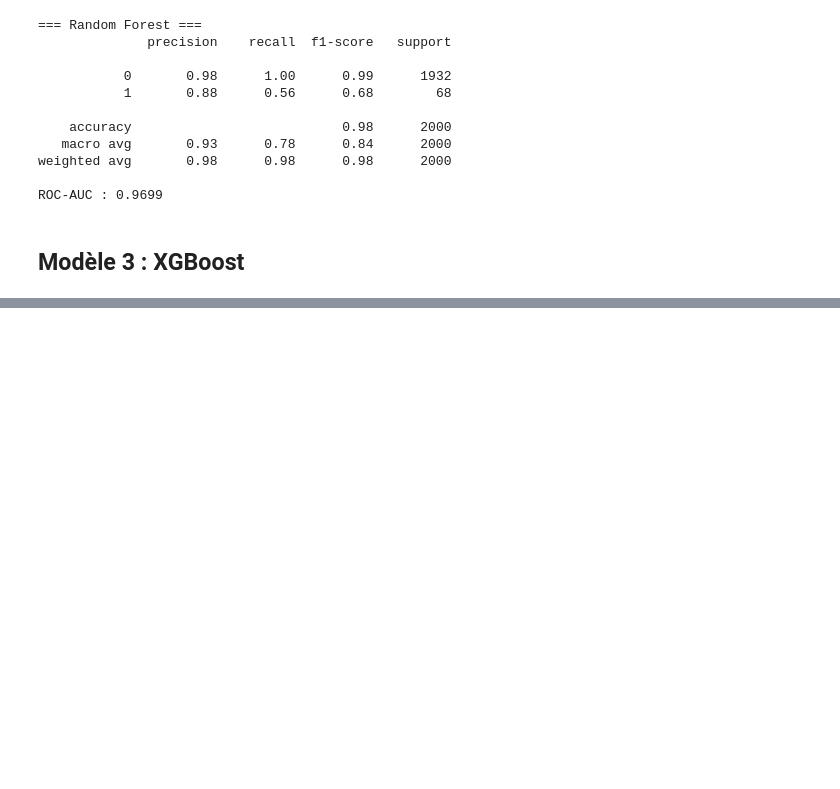
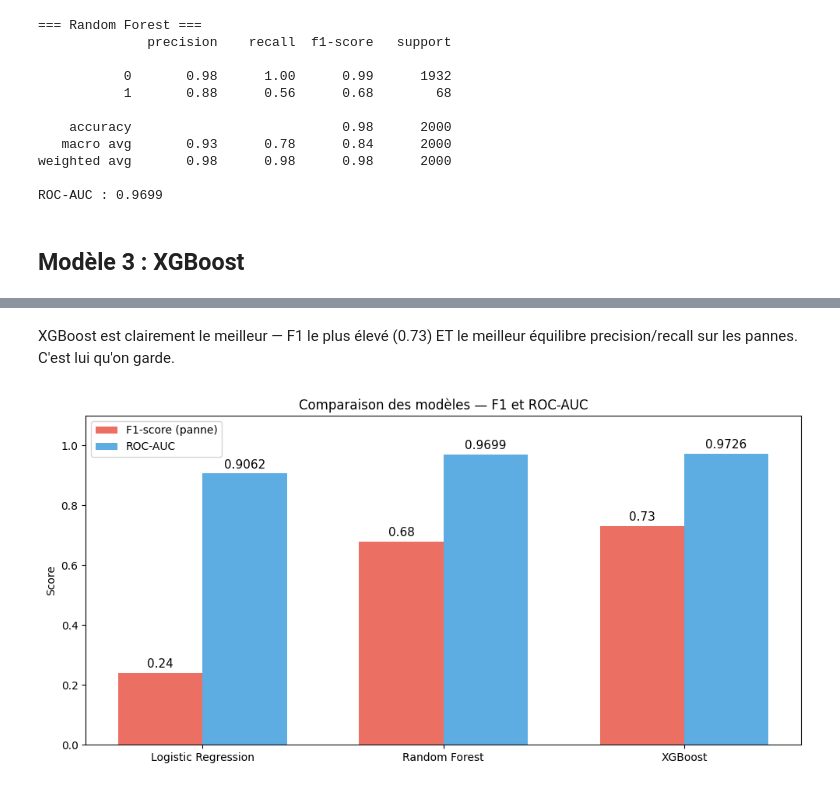
Before and after one commit to sarhanesrhaym/predictive-maintenance-ml-datascience-project, a Jupyter notebook: notebooks/02_preprocessing_modeling.ipynb, the cells around one changed output, grey strips where cells are left out. Cells and saved outputs as stored; diff of their text form; code cells hidden in the pictures; blank space fills up the shorter version.

Commit message:
feat: preprocessing et modélisation — XGBoost ROC-AUC 0.9726

```diff
--- a/notebooks/02_preprocessing_modeling.ipynb
+++ b/notebooks/02_preprocessing_modeling.ipynb
@@ -170,0 +182,36 @@ ValueError: feature_names must be string, and may not contain [, ] or <
+# %% [markdown]
+XGBoost est clairement le meilleur — F1 le plus élevé (0.73) ET le meilleur équilibre precision/recall sur les pannes. C'est lui qu'on garde.
+# %%
+#Comparaison visuelle des modèles
+models = ['Logistic Regression', 'Random Forest', 'XGBoost']
+f1_scores = [0.24, 0.68, 0.73]
+roc_aucs = [0.9062, 0.9699, 0.9726]
+
+x = np.arange(len(models))
+width = 0.35
+
+fig, ax = plt.subplots(figsize=(10, 5))
+bars1 = ax.bar(x - width/2, f1_scores, width,
+               label='F1-score (panne)', color='#e74c3c', alpha=0.8)
+bars2 = ax.bar(x + width/2, roc_aucs, width,
+               label='ROC-AUC', color='#3498db', alpha=0.8)
+
+ax.set_ylabel('Score')
+ax.set_title('Comparaison des modèles — F1 et ROC-AUC')
+ax.set_xticks(x)
+ax.set_xticklabels(models)
+ax.legend()
+ax.set_ylim(0, 1.1)
+
+for bar in bars1:
+    ax.text(bar.get_x() + bar.get_width()/2., bar.get_height() + 0.01,
+            f'{bar.get_height():.2f}', ha='center', va='bottom', fontsize=11)
+for bar in bars2:
+    ax.text(bar.get_x() + bar.get_width()/2., bar.get_height() + 0.01,
+            f'{bar.get_height():.4f}', ha='center', va='bottom', fontsize=11)
+
+plt.tight_layout()
+plt.savefig('../data/model_comparison.png', dpi=150)
+plt.show()
+# %% [output]
+[figure, added]
```
Also changed, not shown: parts of 4 cells of this notebook.
